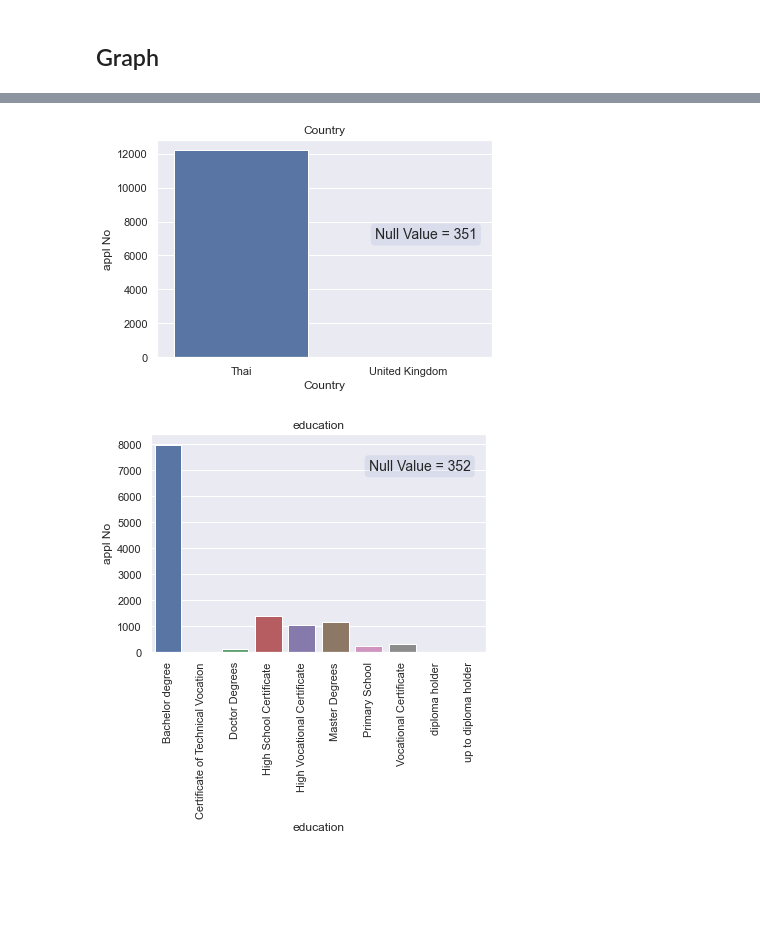
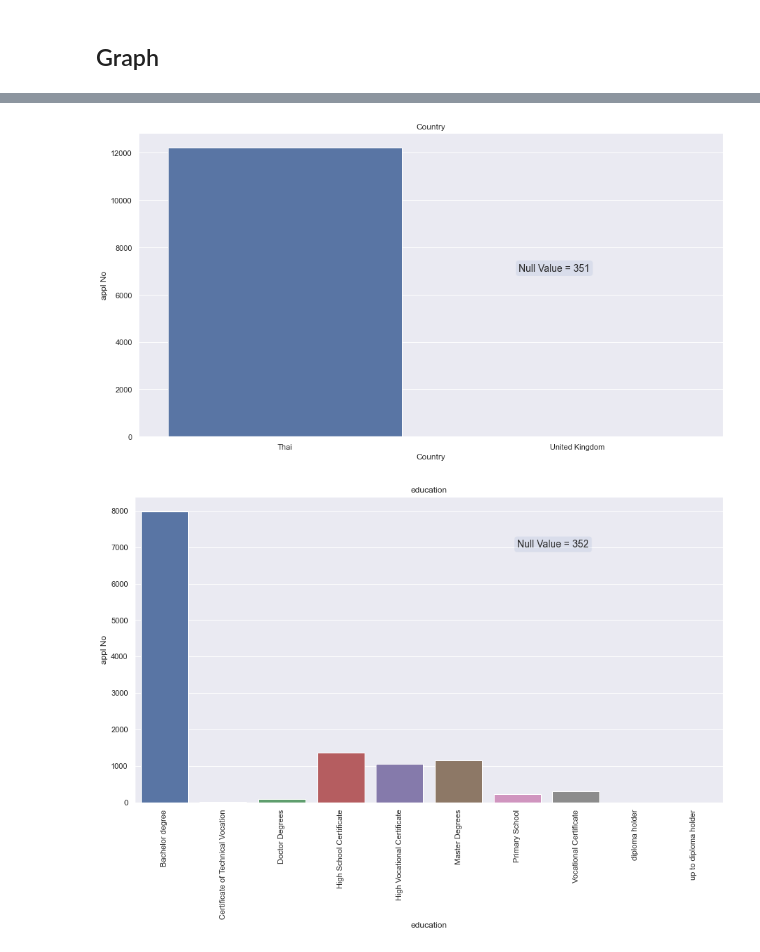
Before and after one commit to Taecpy/Dev-Scoring, a Jupyter notebook: code/2.clean_data.ipynb, the cells around one changed output, grey strips where cells are left out. Saved outputs shown, nothing was run; the diff lists cells and outputs as text; code cells hidden in the pictures; blank space fills up the shorter version.

```diff
--- a/code/2.clean_data.ipynb
+++ b/code/2.clean_data.ipynb
@@ -6,6 +6,7 @@ import glob
 from import_data import data
 import matplotlib.pyplot as plt
 import seaborn as sns
+sns.set(rc={'figure.figsize':(15,8)})
 # %%
 #%%
 input = 'Input//'
@@ -38,7 +39,7 @@ df['religion Name'] = df['religion Name'] .replace(religion)
 ## Country --------------------------------------------------------------------
 '''array(['ไทย', nan, 'สหราชอาณาจักร'], dtype=object)'''
 Country = {'ไทย':'Thai',
-'สหราชอาณาจักร':'United Kingdom)
+'สหราชอาณาจักร':'United Kingdom'}
 df['Country'] = df['Country'] .replace(Country)
 ### education --------------------------------------------------------------------
 '''['ปริญญาตรี', 'ป.ว.ช.', 'ปริญญาโท', 'ป.ว.ส.', nan, 'ประถมศึกษา',
@@ -55,8 +56,6 @@ education = {
 'ป.ว.ท.':'Certificate of Technical Vocation'}
 df['education'] = df['education'].replace(education)
 ### marital Sts --------------------------------------------------------------------
-''''สมรส(จดทะเบียน)', 'สมรส(ไม่จดทะเบียน)', 'โสด', nan, 'หย่า',
-       'หม้าย''''
 marital_Sts = {
 'สมรส(จดทะเบียน)':'Married (Registered)',
 'สมรส(ไม่จดทะเบียน)':'Married (not registered)',
@@ -64,3 +63,16 @@ marital_Sts = {
 'หย่า':'divorce',
 'หม้าย':'widowed'}
 df['marital Sts'] = df['marital Sts'].replace(marital_Sts)
+### occ Type Desc TH --------------------------------------------------------------------
+occ_Type = {'พนักงานและลูกจ้างกลุ่มธุรกิจบริการ':'service business employees', 'เจ้าของกิจการไม่จดทะเบียน':'owner is not registered',
+       'ข้าราชการพลเรือน':'civil servant', 'พนักงานและลูกจ้างกลุ่มธุรกิจค่าปลีก':'retail business employees',
+       'พนักงานและลูกจ้างกลุ่มธุรกิจผลิต':'production business employees',
+       'พนักงานและลูกจ้างกลุ่มธุรกิจค้าส่ง':'wholesale business employees', 'เจ้าของกิจการจดทะเบียน':'registered business owner',
+       'พนักงานรัฐวิสาหกิจ':'state enterprise', 'ข้าราชการการเมือง':'political official', 'ช่างเทคนิค':'technician',
+       'พ่อบ้าน / แม่บ้าน':'butler/housewife', 'ลูกจ้างรัฐวิสาหกิจ':'state enterprise employees', 'พยาบาล':'nurse', 'สถาปนิก':'architect',
+       'อื่นๆ':'other', 'มัณฑนากร จิตรกร ช่างภาพ':'artist', 'ผู้มีรายได้จากคอมมิชชัน':'Commission earners',
+       'ไม่ได้ประกอบอาชีพ':'unemployed', 'วิชาชีพทางการศึกษา':'educational profession', 'ผู้มีอาชีพอิสระ':'freelance',
+       'รับจ้างทั่วไป':'general employee', 'นักกฎหมาย ผู้ใช้วิชาชีพกฎหมาย':'lawyer', 'แพทย์':'doctor',
+       'เภสัชกร':'pharmacist', 'นักบัญชี':'accountant', 'บริการ':'service', 'กายภาพบำบัด':'physical therapy'
+}
+df['occ Type Desc TH'] = df['occ Type Desc TH'].replace(occ_Type)
@@ -149,19 +166,27 @@ plt.text(3, 7000, f'Null Value = {df_v.iloc[6,1]}', fontsize=14, bbox=dict(boxst
 df_v = group_data(df,'appl No','Country')
 sns.barplot(data=df_v, x="Country", y="appl No",).set(title='Country')
 plt.text(0.8, 7000, f'Null Value = {df_v.iloc[2,1]}', fontsize=14, bbox=dict(boxstyle="round", alpha=0.1))
-# plt.gcf()
-# plt.savefig(graph_v+'Country.jpg')
+plt.gcf()
+plt.savefig(graph_v+'Country.jpg')
 # %% [output]
-[figure, old version]
+[figure, new version]
 # %%
-## Country
+## education
+'''ปริญญาตรี':'Bachelor degree',
+'ป.ว.ช.':'Vocational Certificate',
+'ปริญญาโท':'Master Degrees',
+'ป.ว.ส.':'High Vocational Certificate',
+'ประถมศึกษา':'Primary School',
+'มัธยมศึกษา':'High School Certificate',
+'ปริญญาเอก':'Doctor Degrees',
+'ป.ว.ท.':'Certificate of Technical Vocation'''
 df_v = group_data(df,'appl No','education')
 sns.barplot(data=df_v, x="education", y="appl No",).set(title='education')
 plt.xticks(rotation=90)
 plt.text(6, 7000, f'Null Value = {df_v.iloc[10,1]}', fontsize=14, bbox=dict(boxstyle="round", alpha=0.1))
-# plt.gcf()
-# plt.savefig(graph_v+'education.jpg')
+plt.gcf()
+plt.savefig(graph_v+'education.jpg')
 # %% [output]
-[figure, old version]
+[figure, new version]
 # %%
 ## marital Sts
```
Also changed, not shown: parts of 9 cells of this notebook, 7 other files.
